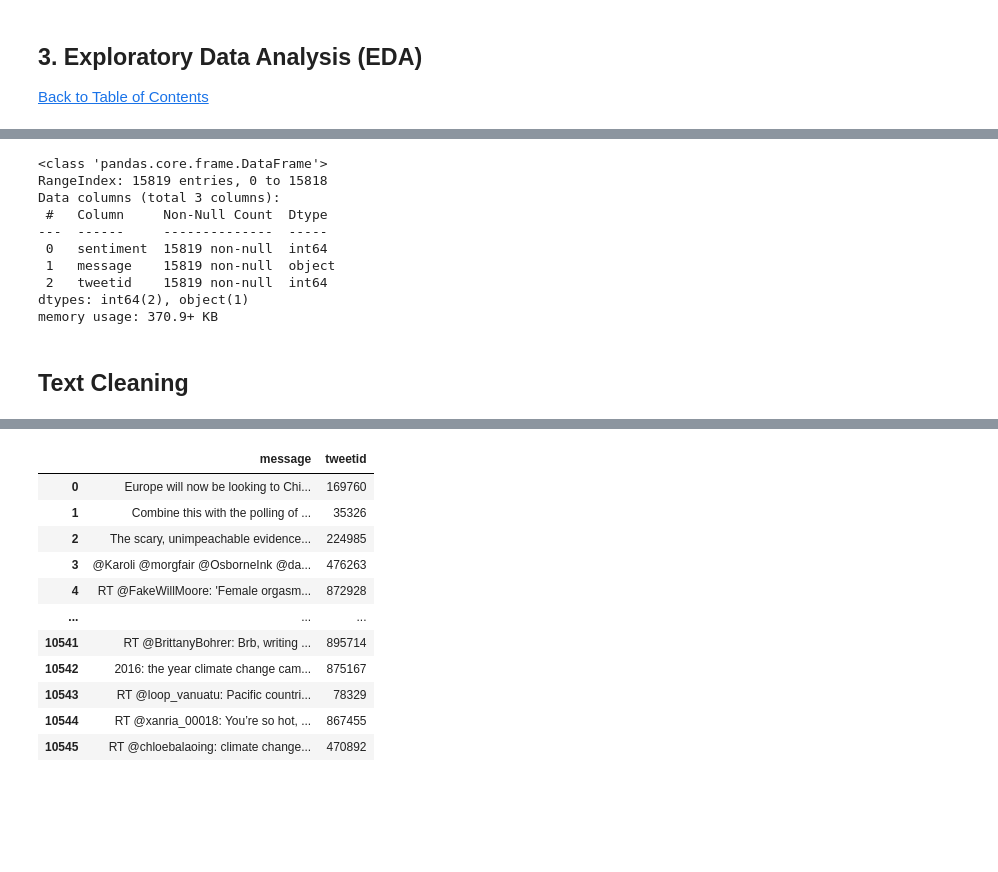
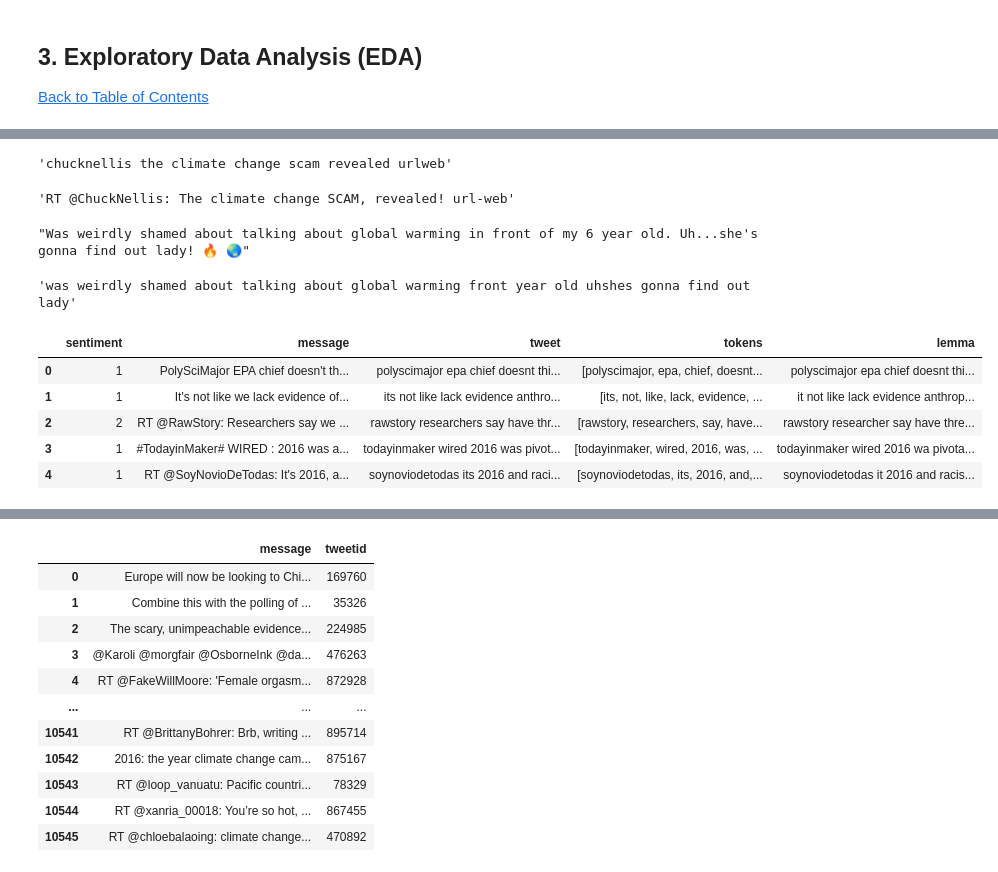
Before and after one commit to abubakaralsadiq/Classification-predict-Team-8, a Jupyter notebook: Classification Predict .ipynb, the cells around one changed output, grey strips where cells are left out. Saved outputs shown, nothing was run; the diff lists cells and outputs as text; code cells hidden in the pictures; blank space fills up the shorter version.

```diff
--- a/Classification Predict .ipynb
+++ b/Classification Predict .ipynb
@@ -140,0 +235,25 @@ The message feature(column) will be transformed to numbers before fitting the  t
+# %%
+# Data cleaning
+def clean_data(texts):
+
+        import re
+        words = list()
+        for text in texts.split():
+
+            # remove web Urls
+
+            # remove non text character from start and end of string
+            text = re.sub(r'(^\W+|\W+$)','',text)
+#             # remove multiple white spaces
+            text = re.sub(r'\s+','',text)
+#             #remove non text characters and emojis between texts
+            text = re.sub(r'\W+',r'',text)
+#             #remove white space at the end of strings
+            text = re.sub(r'\s+$',r'',text)
+#             # Remove unwanted symbols
+            text = re.sub(r'[#,@,$_,?*//""]',r'',text)
+            words.append(text.lower())
+
+        text = [i for i in words if len(i) > 2]
+
+        return " ".join(text)
@@ -140,0 +269,3 @@ The message feature(column) will be transformed to numbers before fitting the  t
+# %%
+train['tweet'] = train['message'].apply(clean_data)
+train.head()
@@ -140,0 +279,20 @@ The message feature(column) will be transformed to numbers before fitting the  t
+# %%
+train.tweet[1500]
+# %% [output]
+'chucknellis the climate change scam revealed urlweb'
+# %%
+train.message[1500]
+# %% [output]
+'RT @ChuckNellis: The climate change SCAM, revealed! url-web'
+# %%
+train.message[3400]
+# %% [output]
+"Was weirdly shamed about talking about global warming in front of my 6 year old. Uh...she's gonna find out lady! 🔥 🌏"
+# %%
+train.tweet[3400]
+# %% [output]
+'was weirdly shamed about talking about global warming front year old uhshes gonna find out lady'
+# %%
+from nltk.tokenize import word_tokenize, TreebankWordTokenizer
+tokeniser = TreebankWordTokenizer()
+train['tokens'] = train['tweet'].apply(tokeniser.tokenize)
@@ -141,2 +305,13 @@ The message feature(column) will be transformed to numbers before fitting the  t
+# %%
+train['lemma'] = train['tokens'].apply(extract_lemma, args=(lemmatizer, ))
+# %%
+train.head()
+# %% [output]
+|  | sentiment | message | tweet | tokens | lemma |
+| 0 | 1 | PolySciMajor EPA chief doesn't th... | polyscimajor epa chief doesnt thi... | [polyscimajor, epa, chief, doesnt... | polyscimajor epa chief doesnt thi... |
+| 1 | 1 | It's not like we lack evidence of... | its not like lack evidence anthro... | [its, not, like, lack, evidence, ... | it not like lack evidence anthrop... |
+| 2 | 2 | RT @RawStory: Researchers say we ... | rawstory researchers say have thr... | [rawstory, researchers, say, have... | rawstory researcher say have thre... |
+| 3 | 1 | #TodayinMaker# WIRED : 2016 was a... | todayinmaker wired 2016 was pivot... | [todayinmaker, wired, 2016, was, ... | todayinmaker wired 2016 wa pivota... |
+| 4 | 1 | RT @SoyNovioDeTodas: It's 2016, a... | soynoviodetodas its 2016 and raci... | [soynoviodetodas, its, 2016, and,... | soynoviodetodas it 2016 and racis... |
 # %%
 from sklearn.feature_extraction.text import CountVectorizer
@@ -148,15 +317,0 @@ from sklearn.feature_extraction.text import CountVectorizer
-# %%
-df.info()
-# %% [output]
-<class 'pandas.core.frame.DataFrame'>
-RangeIndex: 15819 entries, 0 to 15818
-Data columns (total 3 columns):
- #   Column     Non-Null Count  Dtype
----  ------     --------------  -----
- 0   sentiment  15819 non-null  int64
- 1   message    15819 non-null  object
- 2   tweetid    15819 non-null  int64
-dtypes: int64(2), object(1)
-memory usage: 370.9+ KB
-# %% [markdown]
-## Text Cleaning
```
Also changed, not shown: parts of 113 cells of this notebook.
